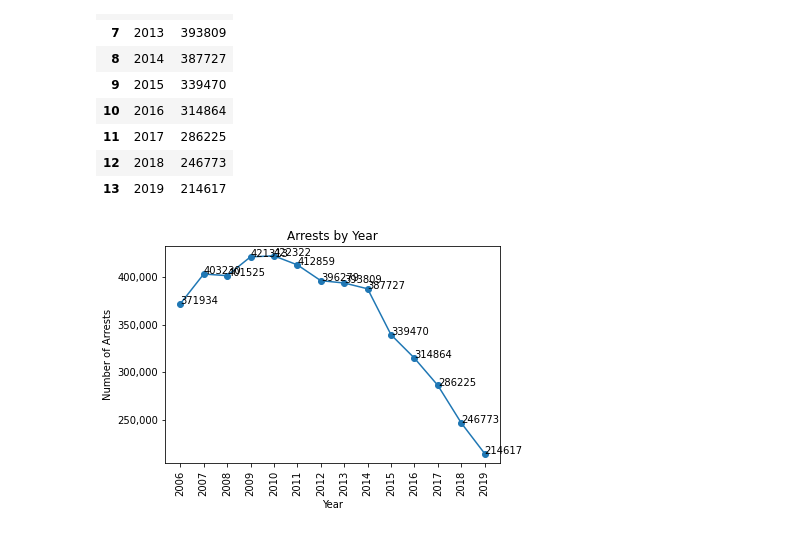
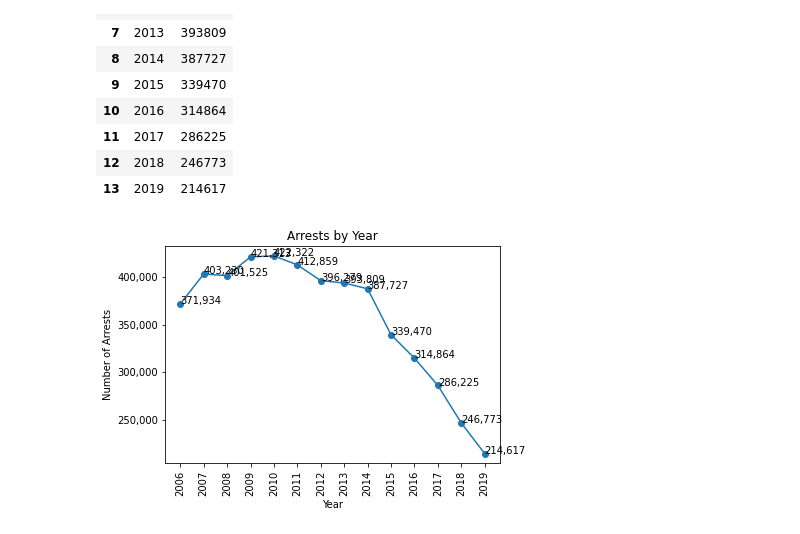
Before and after one commit to AmitSamra/NYC_Crime, a Jupyter notebook: nyc_crime_python.ipynb, the cells around one changed output. Cells and saved outputs as stored; diff of their text form; code cells hidden in the pictures.

```diff
--- a/nyc_crime_python.ipynb
+++ b/nyc_crime_python.ipynb
@@ -370,7 +372,8 @@ df.head()
 # Data Analysis & Visualization in Python
 # %%
 # Plot arrests by year
-df_arrests_year = df.groupby('arrest_year')
+df_arrests_year = df.groupby('arrest_year', as_index=False)
 df_arrests_year = df_arrests_year.size()
+df_arrests_year.rename(columns={'size':'total_arrests'}, inplace=True)
 df_arrests_year
 # %% [output]
@@ -411,0 +418,7 @@ plt.show()
+# %%
+# Plot arrests by year percent change
+df_arrests_year_pc = df.groupby('arrest_year', as_index=False)
+df_arrests_year_pc = df_arrests_year_pc.size()
+df_arrests_year_pc.rename(columns={'size':'total_arrests'}, inplace=True)
+df_arrests_year_pc['change'] = round(df_arrests_year_pc.total_arrests.div(df_arrests_year_pc.total_arrests.shift(1))-1,2)
+df_arrests_year_pc
@@ -411,0 +441,21 @@ plt.show()
+# %%
+fig, ax = plt.subplots()
+ax.plot(df_arrests_year_pc.arrest_year, df_arrests_year_pc.total_arrests, marker='o')
+ax.set_xlabel("Year")
+ax.set_ylabel("Number of Arrests")
+ax.set_title("Arrests by Year")
+plt.xticks([x for x in df_arrests_year_pc.arrest_year])
+plt.xticks(rotation = 90)
+
+#for i,j in df_arrests_year.items():
+#    ax.annotate(j, xy=(i,j))
+
+for i,j in zip(df_arrests_year_pc.arrest_year, df_arrests_year_pc.change):
+    ax.annotate(j, xy=(i,j))
+
+ax.yaxis.set_major_formatter(
+    ticker.FuncFormatter(lambda y, p: format(int(y), ',')))
+
+plt.show()
+
+# ? Where are the labels?
@@ -467,19 +519,24 @@ df_test
 # %%
 fig, ax = plt.subplots()
 ax.plot(df_test.year, df_test.arrests, marker='o')
 ax.set_xlabel("Year")
 ax.set_ylabel("Number of Arrests")
 ax.set_title("Arrests by Year")
 plt.xticks([x for x in df_test.year])
 plt.xticks(rotation = 90)
 
+#for i,j in zip(df_test.year, df_test.arrests):
+#    ax.annotate(j, xy=(i,j))
+
 for i,j in zip(df_test.year, df_test.arrests):
-    ax.annotate(j, xy=(i,j))
+    ax.annotate(format(j, ','), xy=(i,j))
 
-ax.get_yaxis().set_major_formatter(
-    matplotlib.ticker.FuncFormatter(lambda y, p: format(int(y), ',')))
-
+ax.yaxis.set_major_formatter(
+    ticker.FuncFormatter(lambda y, p: format(int(y), ','))
+)
 
 plt.show()
+
+ax.figure.savefig("/Users/amit/Desktop/sample.png", bbox_inches='tight', dpi=150)
 # %% [output]
-[figure, old version]
+[figure, new version]
```
Also changed, not shown: parts of 5 cells of this notebook.
